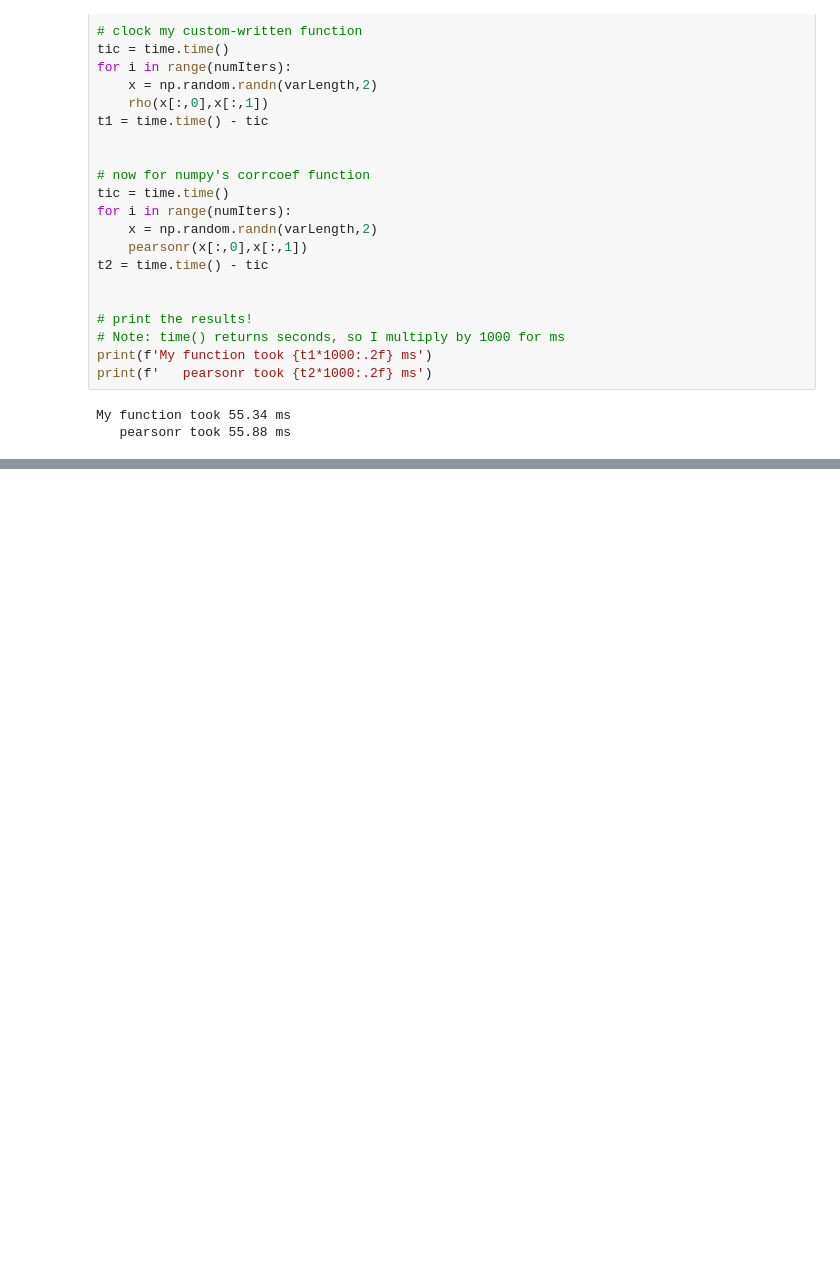
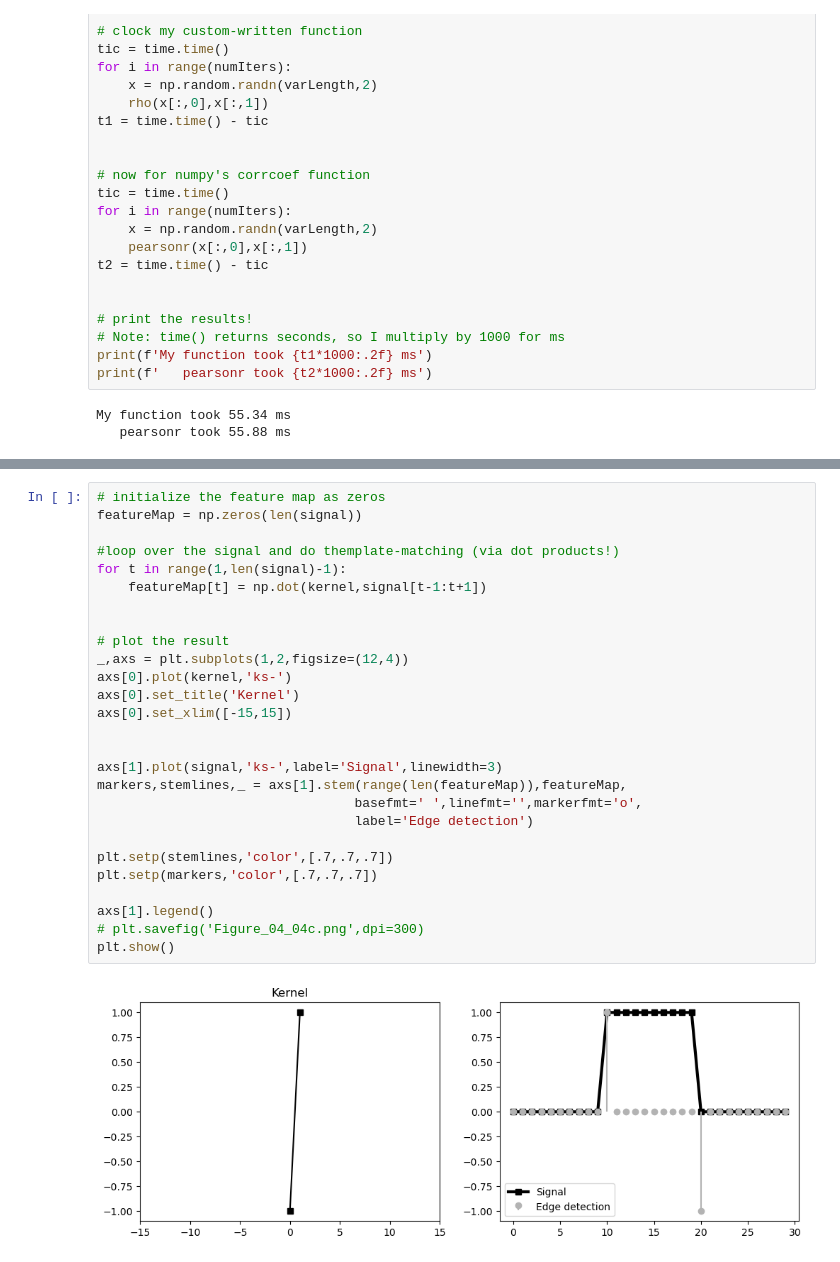
Before and after one commit to refigo/mathematics-vault, a Jupyter notebook: Linear_Algebra/linarg4ds/ch04/ch04_vector_applications.ipynb, the cells around one changed output, grey strips where cells are left out. Saved outputs shown, nothing was run; the diff lists cells and outputs as text; blank space fills up the shorter version.

```diff
--- a/Linear_Algebra/linarg4ds/ch04/ch04_vector_applications.ipynb
+++ b/Linear_Algebra/linarg4ds/ch04/ch04_vector_applications.ipynb
@@ -277,0 +302,29 @@ My function took 55.34 ms
+# %%
+# initialize the feature map as zeros
+featureMap = np.zeros(len(signal))
+
+#loop over the signal and do themplate-matching (via dot products!)
+for t in range(1,len(signal)-1):
+    featureMap[t] = np.dot(kernel,signal[t-1:t+1])
+
+
+# plot the result
+_,axs = plt.subplots(1,2,figsize=(12,4))
+axs[0].plot(kernel,'ks-')
+axs[0].set_title('Kernel')
+axs[0].set_xlim([-15,15])
+
+
+axs[1].plot(signal,'ks-',label='Signal',linewidth=3)
+markers,stemlines,_ = axs[1].stem(range(len(featureMap)),featureMap,
+                                 basefmt=' ',linefmt='',markerfmt='o',
+                                 label='Edge detection')
+
+plt.setp(stemlines,'color',[.7,.7,.7])
+plt.setp(markers,'color',[.7,.7,.7])
+
+axs[1].legend()
+# plt.savefig('Figure_04_04c.png',dpi=300)
+plt.show()
+# %% [output]
+[figure, added]
```
Also changed, not shown: parts of 2 cells of this notebook.
